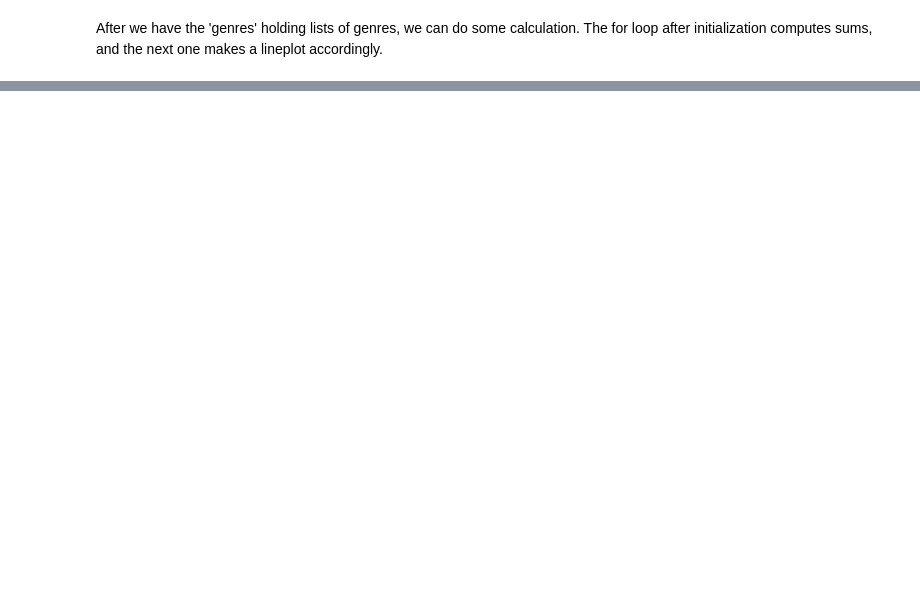
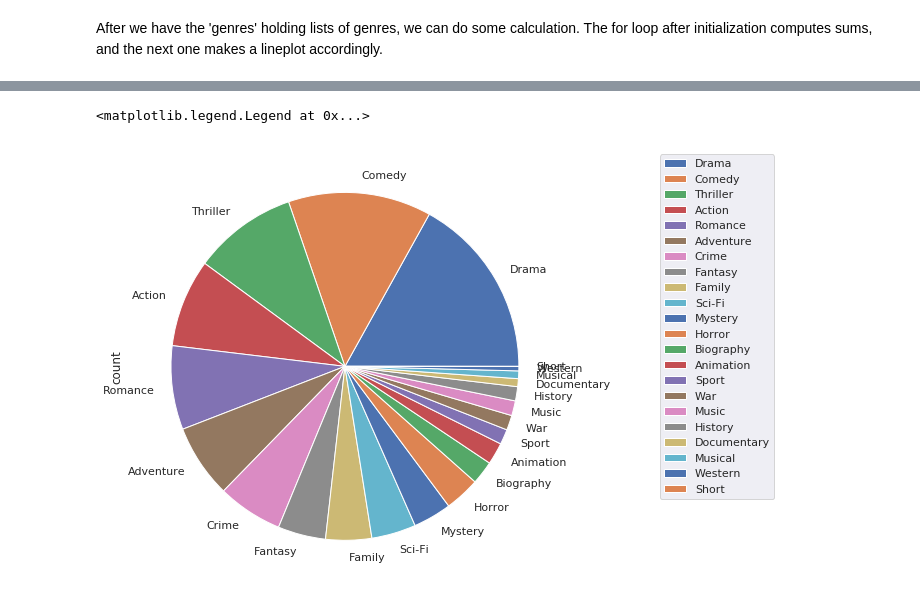
Before and after one commit to mookee233/final_tutorial, a Jupyter notebook: draft.ipynb, the cells around one changed output, grey strips where cells are left out. Saved outputs shown, nothing was run; the diff lists cells and outputs as text; code cells hidden in the pictures; blank space fills up the shorter version.

```diff
--- a/draft.ipynb
+++ b/draft.ipynb
@@ -352,0 +384,16 @@ for genre, years_cnt in genres_hash.items():
+# %%
+genres_col = []
+count_col = []
+
+for genre, count in genres_totalCount.items():
+    genres_col.append(genre)
+    count_col.append(count)
+
+# Create a new DataFrame with index being genres and one column holding total counts
+genres_ranking = pd.DataFrame({'count': count_col}, index=genres_col)
+
+genres_ranking = genres_ranking.sort_values(by='count', ascending=False)
+genres_ranking.plot.pie(y='count', figsize = (8,8)).legend(bbox_to_anchor=(1.5, 1))
+# %% [output]
+<matplotlib.legend.Legend at 0x...>
+[figure, added]
```
Also changed, not shown: parts of 11 cells of this notebook, 1 other file.
